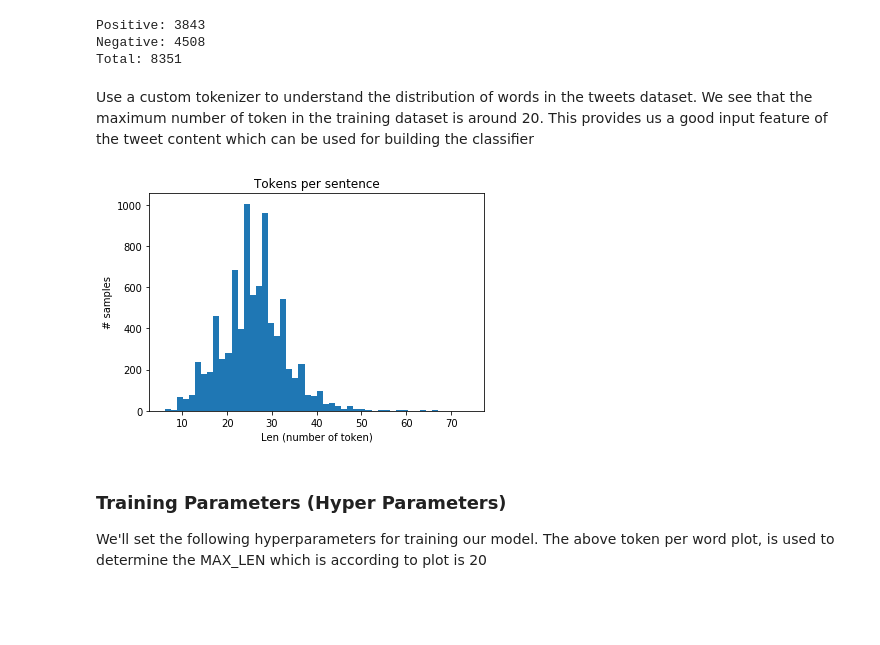
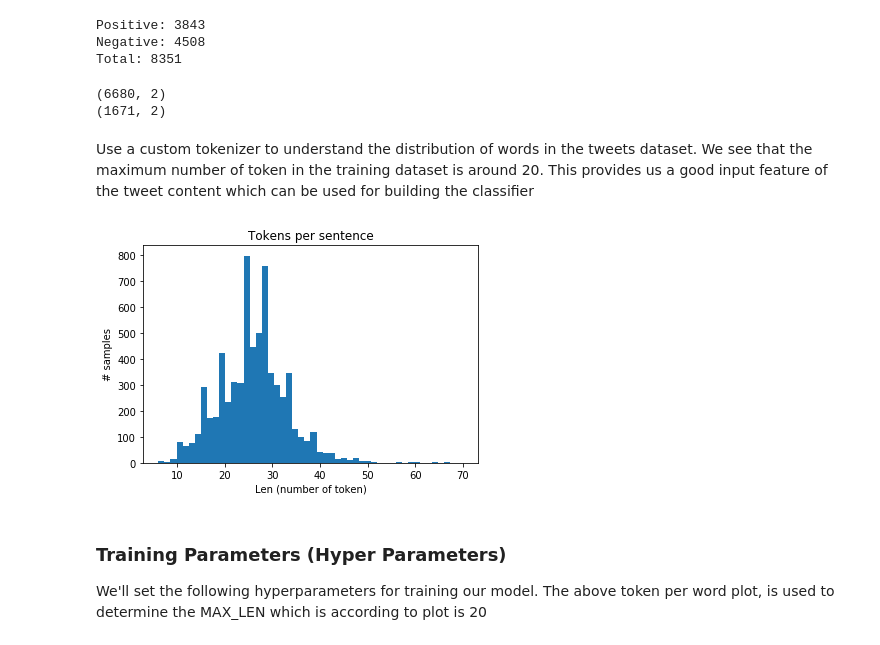
Before and after one commit to sujaybhowmick/twitter_sentiment_analysis, a Jupyter notebook: sentiment_analysis.ipynb, the cells around one changed output. Drawn from its saved outputs; the diff is of its cells as text; code cells hidden in the pictures; blank space fills up the shorter version.

```diff
--- a/sentiment_analysis.ipynb
+++ b/sentiment_analysis.ipynb
@@ -61,27 +61,35 @@ print("Total:", positive_count + negative_count)
 Positive: 3843
 Negative: 4508
 Total: 8351
+# %%
+from sklearn.model_selection import train_test_split
+X, y = train_test_split(df, test_size=0.2, shuffle=True)
+print(X.shape)
+print(y.shape)
+# %% [output]
+(6680, 2)
+(1671, 2)
 # %% [markdown]
 Use a custom tokenizer to understand the distribution of words in the tweets dataset. We see that the maximum number of token in the training dataset is around 20. This provides us a good input feature of the tweet content which can be used for building the classifier
 # %%
 import re
 import string
 import os
 import matplotlib
 import matplotlib.pyplot as plot
 from keras.preprocessing.text import Tokenizer
 
 # Tokenize
 re_tok = re.compile(f'([{string.punctuation}“”¨«»®´·º½¾¿¡§£₤‘’])')
 def tokenize(s): return re_tok.sub(r' \1 ', s).split()
 # Plot
-plot.hist([len(tokenize(s)) for s in df['content'].values], bins=50)
+plot.hist([len(tokenize(s)) for s in X['content'].values], bins=50)
 plot.title('Tokens per sentence')
 plot.xlabel('Len (number of token)')
 plot.ylabel('# samples')
 plot.show()
 # %% [output]
-[figure, old version]
+[figure, new version]
 # %% [markdown]
 ### Training Parameters (Hyper Parameters)
 We'll set the following hyperparameters for training our model.
```
Also changed, not shown: parts of 8 cells of this notebook, 6 other files.
